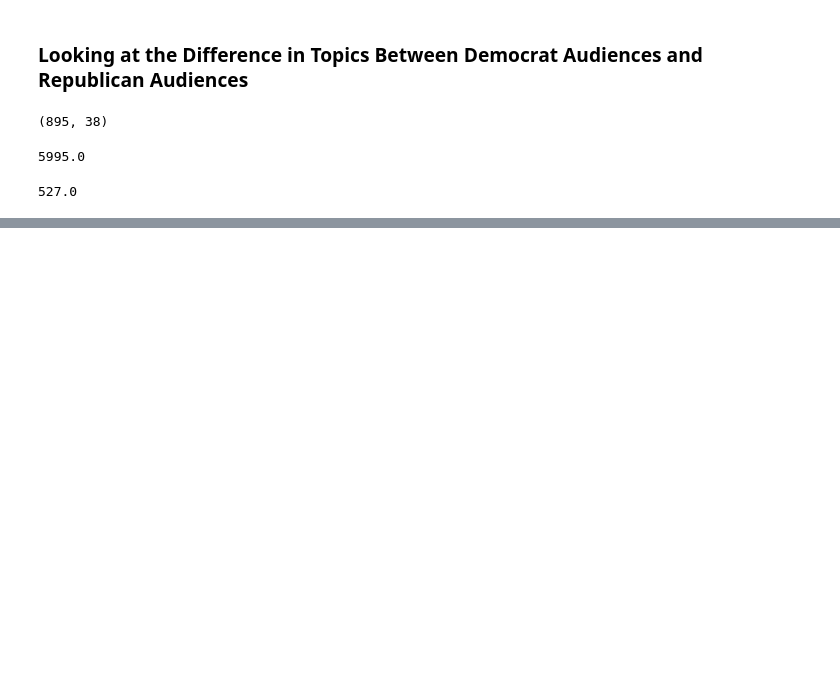
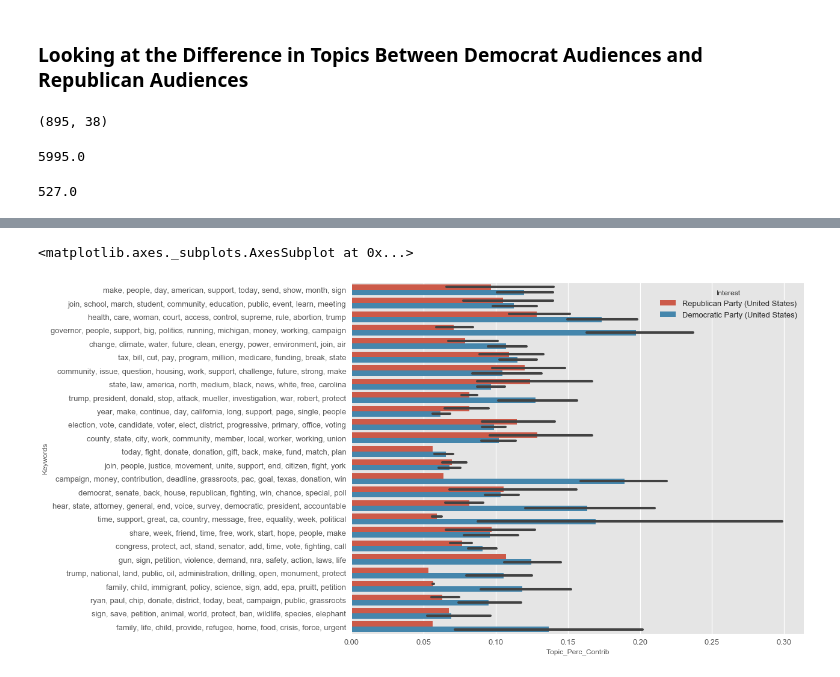
Before and after one commit to philiplbean/facebook_political_ads, a Jupyter notebook: Political_Ads_Investigation.ipynb, the cells around one changed output, grey strips where cells are left out. Drawn from its saved outputs; the diff is of its cells as text; code cells hidden in the pictures; blank space fills up the shorter version.

Commit message:
Updated Graphics

```diff
--- a/Political_Ads_Investigation.ipynb
+++ b/Political_Ads_Investigation.ipynb
@@ -414,8 +416,8 @@ ldamodel = gensim.models.ldamodel.LdaModel(corpus, num_topics = NUM_TOPICS, id2w
 #                                           per_word_topics=True)
 ldamodel.save('model10.gensim')
 topics = ldamodel.print_topics(num_words=10)
-for topic in topics:
-    print(topic)
+#for topic in topics:
+    #print(topic)
 # %% [output]
 (0, '0.038*"gun" + 0.020*"school" + 0.014*"student" + 0.014*"ryan" + 0.013*"paul" + 0.012*"like" + 0.012*"violence" + 0.012*"life" + 0.012*"child" + 0.010*"march"')
 (1, '0.030*"trump" + 0.027*"health" + 0.024*"care" + 0.021*"protect" + 0.020*"fight" + 0.017*"climate" + 0.014*"help" + 0.012*"attack" + 0.011*"plan" + 0.011*"us"')
@@ -766,2 +718,7 @@ Index(['Activity on the Facebook Family', 'Age', 'Agency', 'City',
 # %%
-sns.barplot(ax=ax, x="impressions", y="Keywords", hue='Interest', data=df_expanded_wtopics)
+dims = (12, 10)
+fig, ax = pyplot.subplots(figsize=dims)
+sns.barplot(ax=ax, x="Topic_Perc_Contrib", y="Keywords", hue='Interest', data=partisan_df)
+# %% [output]
+<matplotlib.axes._subplots.AxesSubplot at 0x...>
+[figure, added]
```
Also changed, not shown: parts of 9 cells of this notebook.
